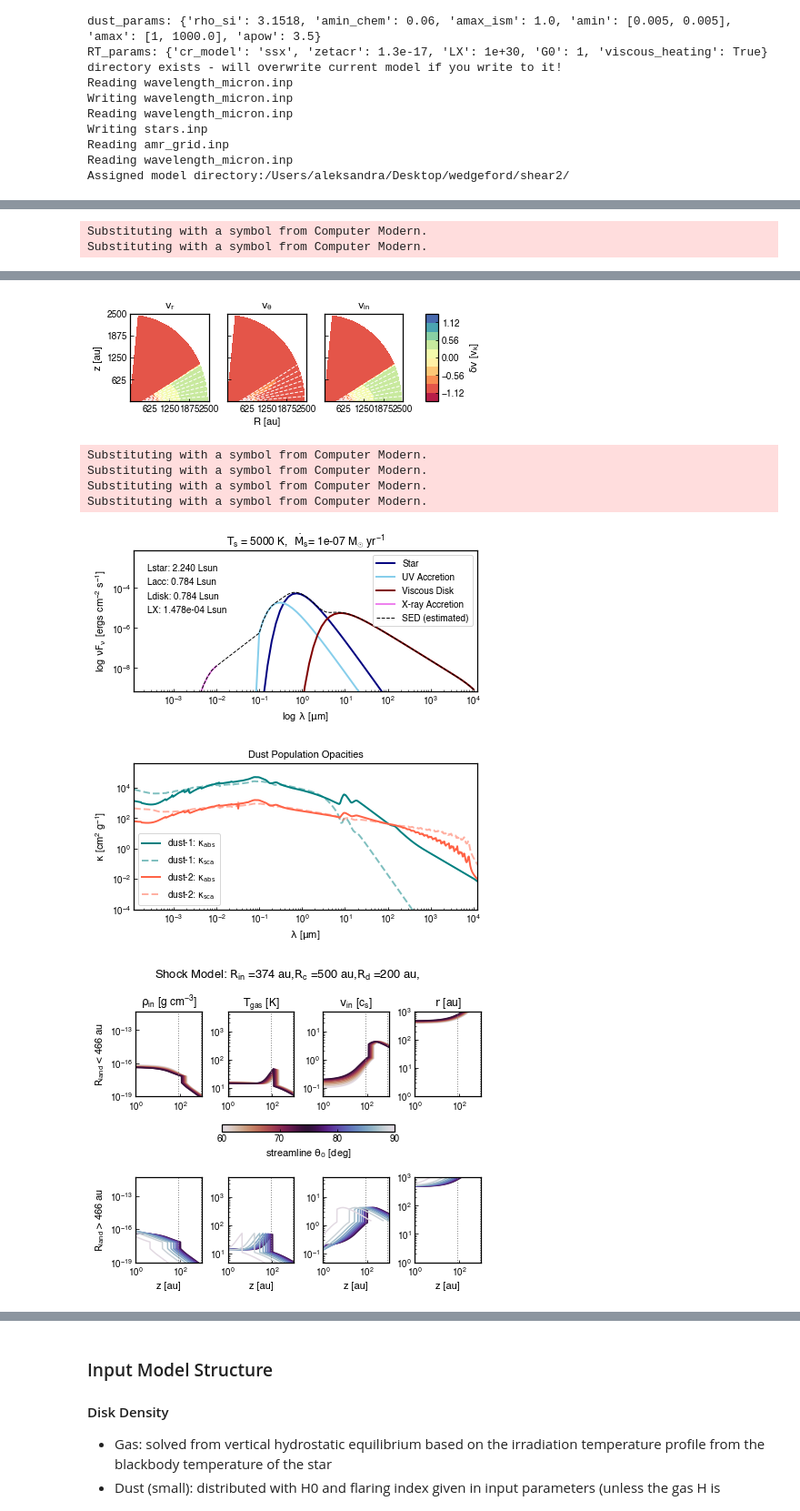
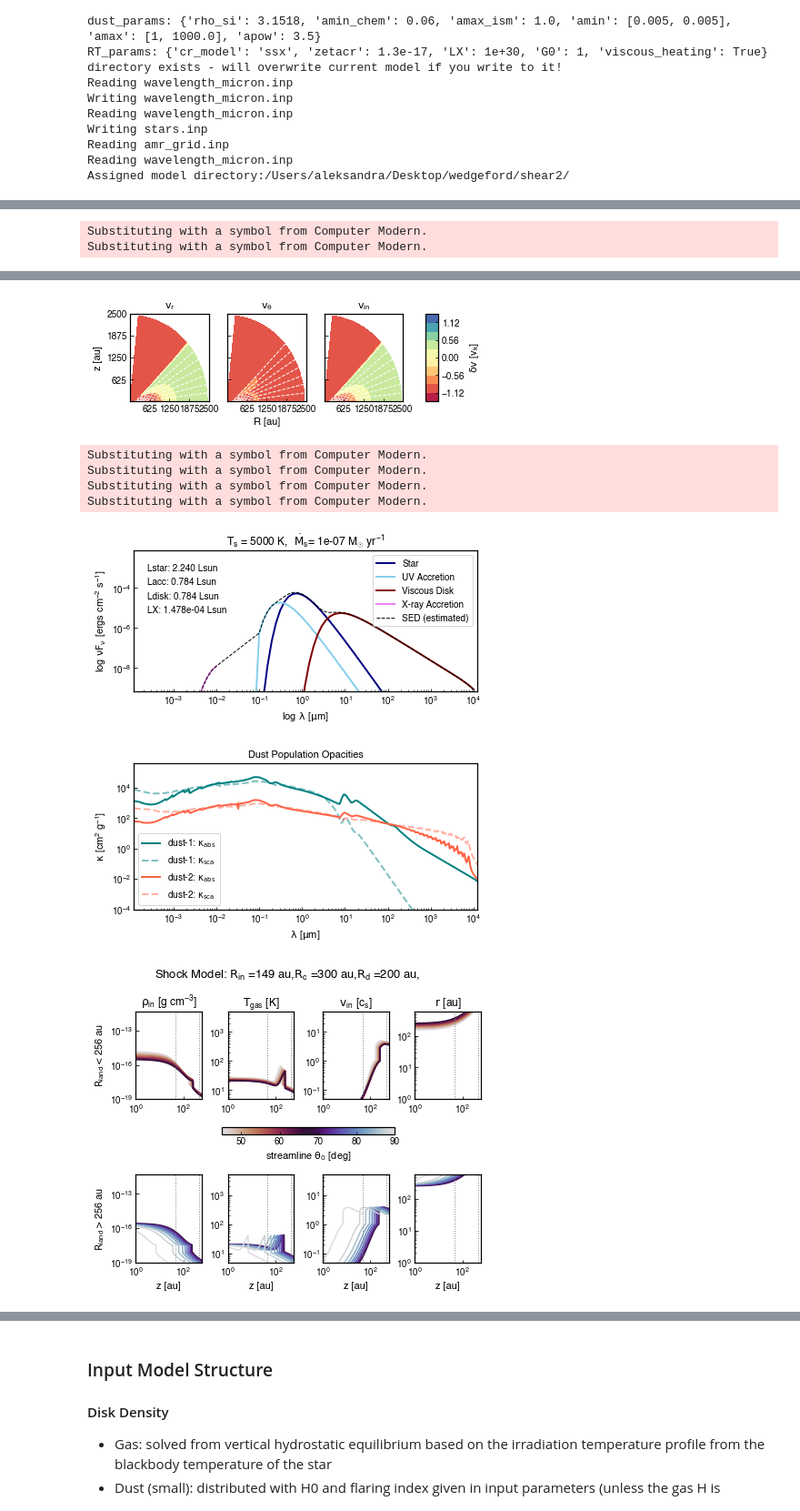
Before and after one commit to uconn-origins/wedgeford, a Jupyter notebook: make_model.ipynb, the cells around one changed output, grey strips where cells are left out. Shown at 91% size. Saved outputs shown, nothing was run; the diff lists cells and outputs as text; code cells hidden in the pictures.

```diff
--- a/make_model.ipynb
+++ b/make_model.ipynb
@@ -210,7 +210,7 @@ Reading amr_grid.inp
 Reading wavelength_micron.inp
 Assigned model directory:/Users/aleksandra/Desktop/wedgeford/shear2/
 # %%
-p1 = {'Ms': 1, 'Rs': 2.0, 'Ts': 5000, 'accrate':1e-7,'f':0.01, 'Mdisk': 0.05, 'Mfrac': [0.01,0.01],'R0':[1,1], 'Rout':[100,50], 'H0':[1,0.3], 'p':[-1,-1], 'Rdisk':[200,200],'Min': 1e-6, 'Rc':500, 'rho_amb':1e-25, 'rho_0': 3e-22,'theta_min':60,'exf':0.25,'Rmax':1.5e4, 'd2g': 0.01, 'shock':True,'N':[250,90,48], 'min':[0.1,pi/32.,0], 'max':[2500,pi/2.,2*pi], 'spacing':['log','lin','lin'],'rho_si':3.1518, 'amin_chem':0.06, 'amax_ism': 1.0, 'amin': [0.005,0.005], 'amax': [1,1e3], 'apow': [3.5,3.5],'cr_model': 'ssx','zetacr': 1.3e-17, 'LX': 1e30, 'G0':1, 'viscous_heating':False}
+p1 = {'Ms': 1, 'Rs': 2.0, 'Ts': 5000, 'accrate':1e-7,'f':0.01, 'Mdisk': 0.05, 'Mfrac': [0.01,0.01],'R0':[1,1], 'H0':[1,0.3], 'p':[-1,-1], 'Rdisk':[200,200],'Min': 1e-6, 'Rc':300, 'rho_amb':1e-25, 'rho_0': 3e-22,'theta_min':45,'exf':0.25,'Rmax':5e3, 'd2g': 0.01, 'shock':True,'N':[250,90,48], 'min':[0.1,pi/32.,0], 'max':[2500,pi/2.,2*pi], 'spacing':['log','lin','lin'],'rho_si':3.1518, 'amin_chem':0.06, 'amax_ism': 1.0, 'amin': [0.005,0.005], 'amax': [1,1e3], 'apow': [3.5,3.5],'cr_model': 'ssx','zetacr': 1.3e-17, 'LX': 1e30, 'G0':1, 'viscous_heating':False}
 
 m1 = initialize_model(p1,outdir='/out/m1/')
 
@@ -250,9 +250,9 @@ Substituting with a symbol from Computer Modern.
 [figure]
-[figure, old version]
+[figure, new version]
 Substituting with a symbol from Computer Modern.
 Substituting with a symbol from Computer Modern.
 Substituting with a symbol from Computer Modern.
 Substituting with a symbol from Computer Modern.
 [figure]
 [figure]
-[figure, old version]
+[figure, new version]
```
Also changed, not shown: parts of 2 cells of this notebook, 39 other files.
